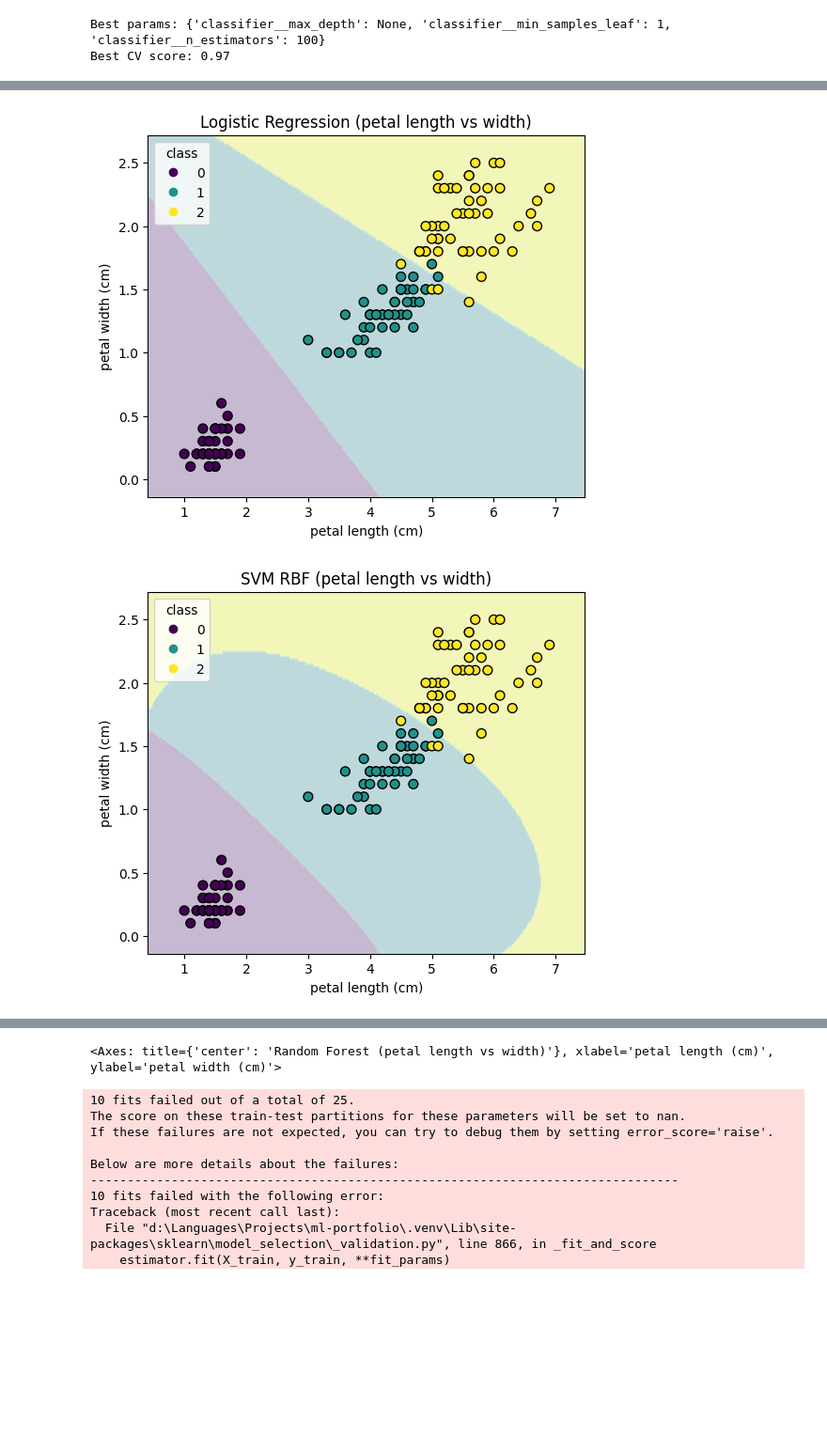
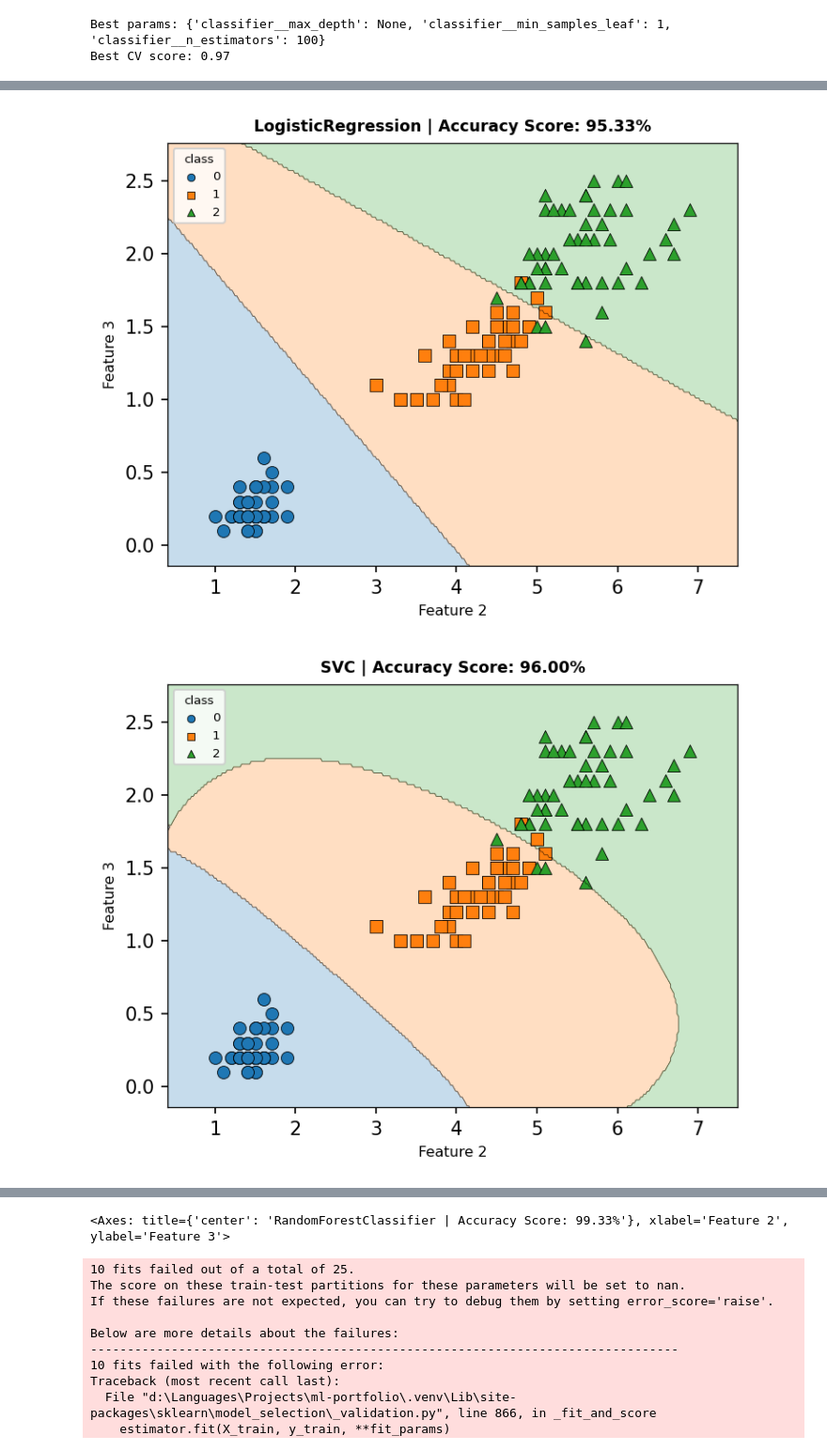
Before and after one commit to Rahul-Vashistt/ml-portfolio, a Jupyter notebook: Classification/iris_flower.ipynb, the cells around one changed output, grey strips where cells are left out. Shown at 94% size. Saved outputs shown, nothing was run; the diff lists cells and outputs as text; code cells hidden in the pictures; blank space fills up the shorter version.

Commit message:
Tested my own custom decision region plotting utility

```diff
--- a/Classification/iris_flower.ipynb
+++ b/Classification/iris_flower.ipynb
@@ -349,4 +213,6 @@ def plot_decision_boundary_2d(
 # %%
+# importing required libs again to run in one go
+
 from sklearn.pipeline import Pipeline
 from sklearn.preprocessing import StandardScaler
 from sklearn.linear_model import LogisticRegression
@@ -354,52 +220,66 @@ from sklearn.svm import SVC
 from sklearn.neighbors import KNeighborsClassifier
 from sklearn.ensemble import RandomForestClassifier
 
-X = iris_df.iloc[:,0:-1]
-y = iris_df.iloc[:,-1]
+from viz.decision_plot_beast import plot_decision_regions
 
-# 1) Logistic Regression (needs scaling)
+X = iris_df.iloc[:, 0:-1]
+y = iris_df.iloc[:, -1]
+
+# 1) Logistic Regression
 logreg_pipe = Pipeline([
     ("scaler", StandardScaler()),
     ("clf", LogisticRegression(max_iter=500))
 ])
-plot_decision_boundary_2d(
+plot_decision_regions(
     logreg_pipe, X, y,
     features=(2, 3),
-    title="Logistic Regression (petal length vs width)"
+    fit_on="full",   # or (X_train, y_train) if you want
+    title_prefix="Logistic Regression (petal length vs width)",
+    show_feature_names=False,
+    figsize=(5,4)
 )
 
-# 2) SVM with RBF kernel (needs scaling)
+# 2) SVM with RBF kernel
 svm_pipe = Pipeline([
     ("scaler", StandardScaler()),
-    ("clf", SVC(kernel="rbf", C=1.0, gamma="scale"))
+    ("clf", SVC(kernel="rbf", C=1.0, gamma="scale", probability=True))
 ])
-plot_decision_boundary_2d(
+plot_decision_regions(
     svm_pipe, X, y,
     features=(2, 3),
-    title="SVM RBF (petal length vs width)"
+    fit_on="full",
+    title_prefix="SVM RBF (petal length vs width)",
+    show_feature_names=False,
+    figsize=(5,4)
 )
 
-# 3) KNN (benefits from scaling)
+# 3) KNN
 knn_pipe = Pipeline([
     ("scaler", StandardScaler()),
     ("clf", KNeighborsClassifier(n_neighbors=5))
 ])
-plot_decision_boundary_2d(
+plot_decision_regions(
     knn_pipe, X, y,
     features=(2, 3),
-    title="KNN k=5 (petal length vs width)"
+    fit_on="full",
+    title_prefix="KNN k=5 (petal length vs width)",
+    show_feature_names=False,
+    figsize=(5,4)
 )
 
-# 4) Random Forest (scaling not needed, but harmless)
+# 4) Random Forest
 rf_pipe = Pipeline([
     ("scaler", StandardScaler()),
     ("clf", RandomForestClassifier(n_estimators=200, random_state=42))
 ])
-plot_decision_boundary_2d(
+plot_decision_regions(
     rf_pipe, X, y,
     features=(2, 3),
-    title="Random Forest (petal length vs width)"
+    fit_on="full",
+    title_prefix="Random Forest (petal length vs width)",
+    show_feature_names=False,
+    figsize=(5,4)
 )
 # %% [output]
-[figure, old version]
+[figure, new version]
-[figure, old version]
+[figure, new version]
@@ -408,4 +288,4 @@ plot_decision_boundary_2d(
-<Axes: title={'center': 'Random Forest (petal length vs width)'}, xlabel='petal length (cm)', ylabel='petal width (cm)'>
+<Axes: title={'center': 'RandomForestClassifier | Accuracy Score: 99.33%'}, xlabel='Feature 2', ylabel='Feature 3'>
 # %%
 from sklearn.model_selection import learning_curve, validation_curve
 
```
Also changed, not shown: parts of 10 cells of this notebook.
